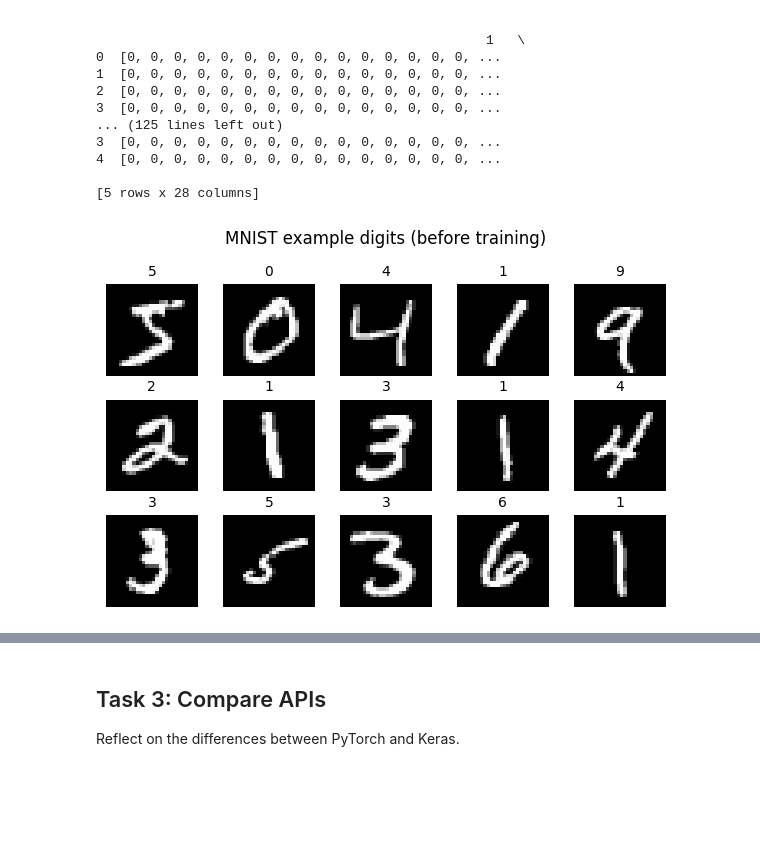
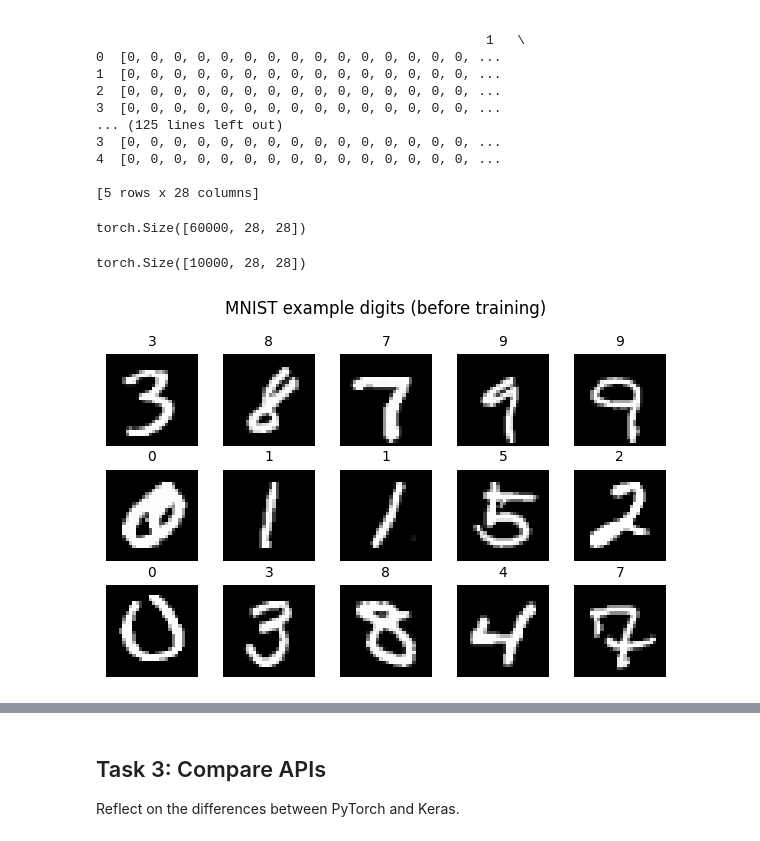
Before and after one commit to AndreasFurth/ML-Frameworks, a Jupyter notebook: L6/L6_assignment_CLASSROOM.ipynb, the cells around one changed output, grey strips where cells are left out. Saved outputs shown, nothing was run; the diff lists cells and outputs as text; code cells hidden in the pictures; blank space fills up the shorter version.

```diff
--- a/L6/L6_assignment_CLASSROOM.ipynb
+++ b/L6/L6_assignment_CLASSROOM.ipynb
@@ -164,22 +164,30 @@ X_train_flat = X_train_flat.to(device)
 y_train = y_train.to(device)
 X_test_flat = X_test_flat.to(device)
 y_test = y_test.to(device)
+# %%
+X_train.shape
+# %% [output]
+torch.Size([60000, 28, 28])
+# %%
+X_test.shape
+# %% [output]
+torch.Size([10000, 28, 28])
 # %%
 # BONUS: Vi plottar några bilder bara för att kika!
 
 import matplotlib.pyplot as plt
 
 # ----- Visualization BEFORE: example digits from MNIST -----
 fig, axes = plt.subplots(3, 5, figsize=(6, 4))
 for i, ax in enumerate(axes.flat):
-    img = train_data.data[i].tolist()  # .tolist() avoids NumPy 2.x / PyTorch interop issues
+    img = train_data.data[i+10000].tolist()  # .tolist() avoids NumPy 2.x / PyTorch interop issues
     ax.imshow(img, cmap="gray")
-    ax.set_title(str(train_data.targets[i].item()), fontsize=10)
+    ax.set_title(str(train_data.targets[i+10000].item()), fontsize=10)
     ax.axis("off")
 plt.suptitle("MNIST example digits (before training)", fontsize=12)
 plt.tight_layout()
 # %% [output]
-[figure, old version]
+[figure, new version]
 # %%
 # TODO: Build a model with:
 # - 1 hidden layer (ReLU)
```
Also changed, not shown: parts of 5 cells of this notebook.
